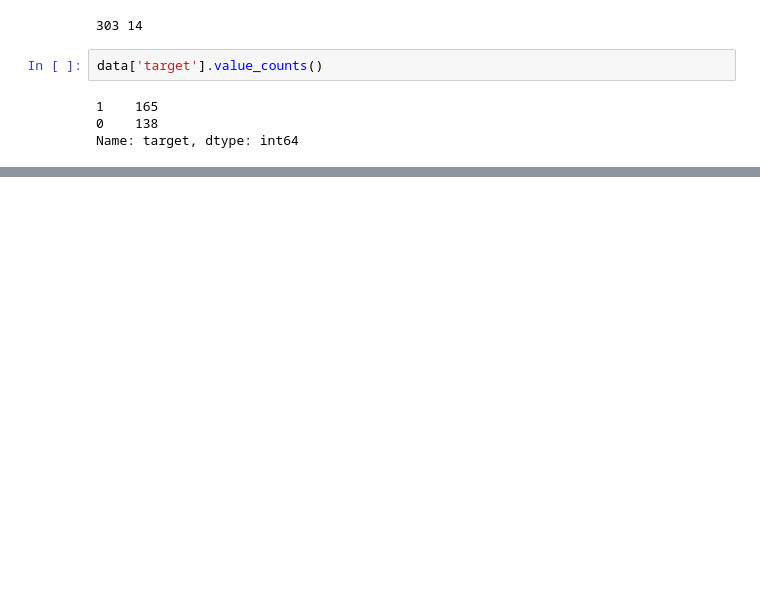
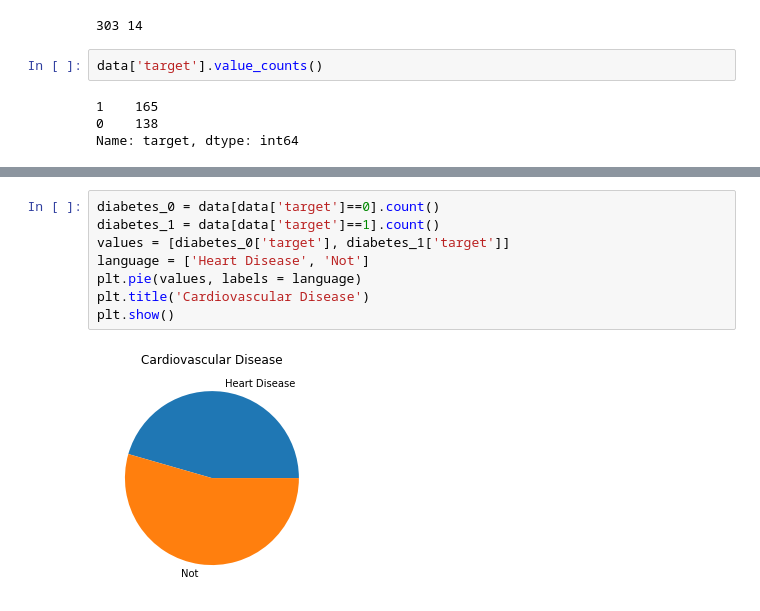
Before and after one commit to skbuddy/Cardiovascular_Disease_Prediction, a Jupyter notebook: Cardiovascular.ipynb, the cells around one changed output, grey strips where cells are left out. Saved outputs shown, nothing was run; the diff lists cells and outputs as text; blank space fills up the shorter version.

```diff
--- a/Cardiovascular.ipynb
+++ b/Cardiovascular.ipynb
@@ -32,0 +94,10 @@ Name: target, dtype: int64
+# %%
+diabetes_0 = data[data['target']==0].count()
+diabetes_1 = data[data['target']==1].count()
+values = [diabetes_0['target'], diabetes_1['target']]
+language = ['Heart Disease', 'Not']
+plt.pie(values, labels = language)
+plt.title('Cardiovascular Disease')
+plt.show()
+# %% [output]
+[figure, added]
```
Also changed, not shown: parts of 47 cells of this notebook.
